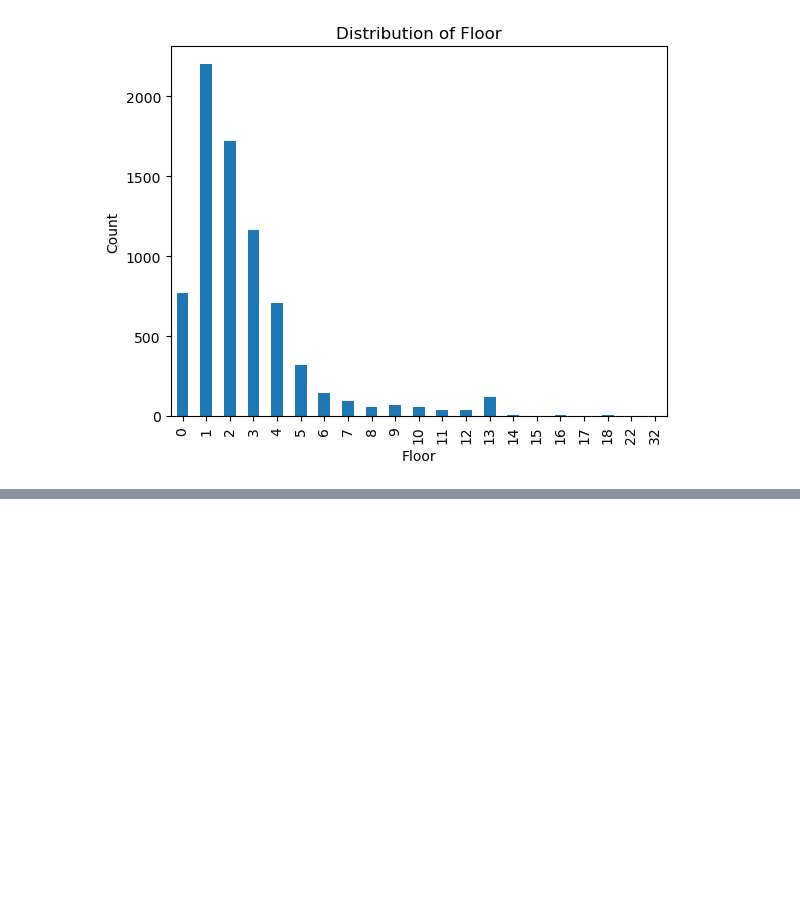
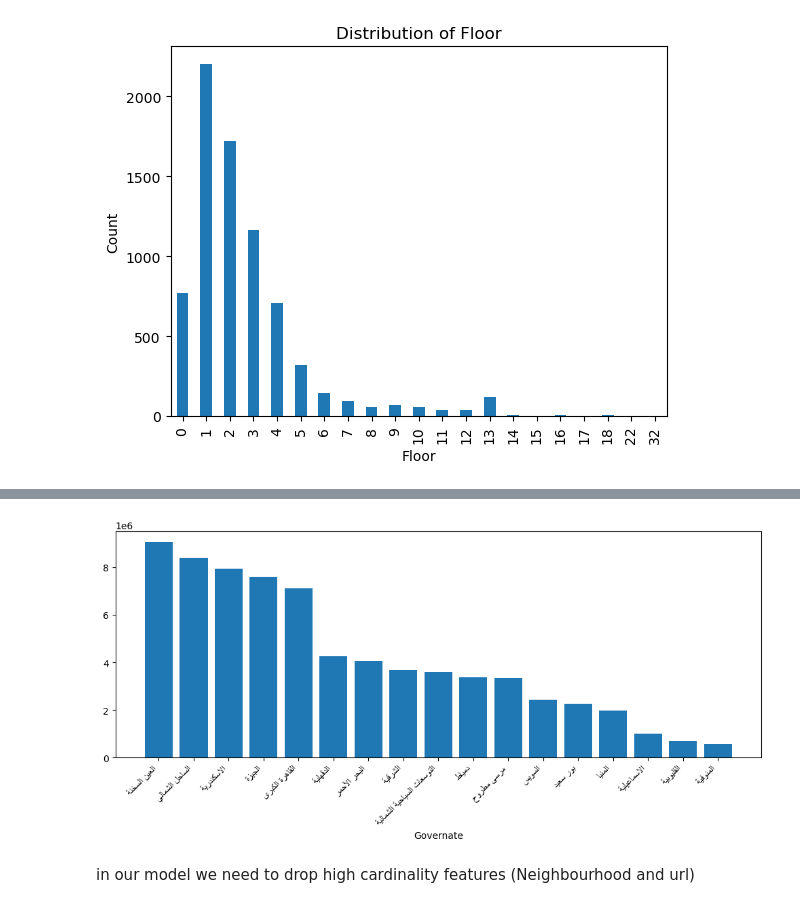
Before and after one commit to mohamedabdomm2/housing-project, a Jupyter notebook: EDA.ipynb, the cells around one changed output, grey strips where cells are left out. Drawn from its saved outputs; the diff is of its cells as text; code cells hidden in the pictures; blank space fills up the shorter version.

Commit message:
Model creation

```diff
--- a/EDA.ipynb
+++ b/EDA.ipynb
@@ -81,0 +94,3 @@ plt.show()
+# %%
+mean_price_by_region = data.groupby("Governate")["Price"].mean().sort_values(ascending=False)
+mean_price_by_region.round(2)
@@ -81,0 +117,14 @@ plt.show()
+# %%
+# Reshape and reorder Arabic labels
+reshaped_labels = [get_display(arabic_reshaper.reshape(label)) for label in mean_price_by_region.index]
+
+plt.figure(figsize=(10, 5))
+plt.bar(reshaped_labels, mean_price_by_region.values)
+plt.xlabel("Governate")
+plt.xticks(rotation=45, ha='right', fontsize=10, fontname='Arial')
+plt.tight_layout()
+plt.show()
+# %% [output]
+[figure, added]
+# %% [markdown]
+in our model we need to drop high cardinality features (Neighbourhood and url)
```
Also changed, not shown: parts of 4 cells of this notebook, 1 other file.
